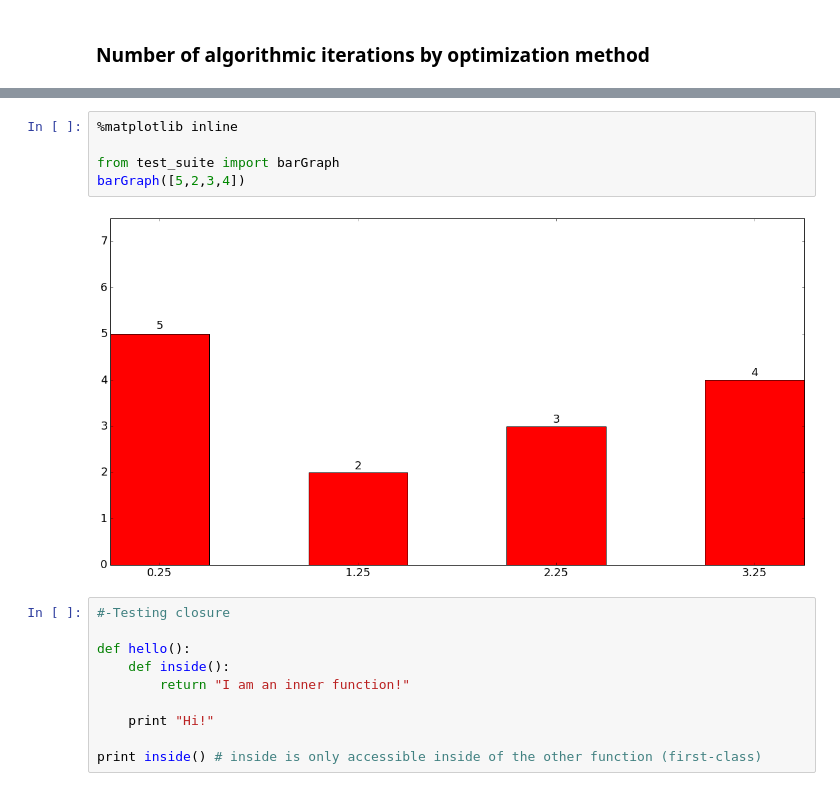
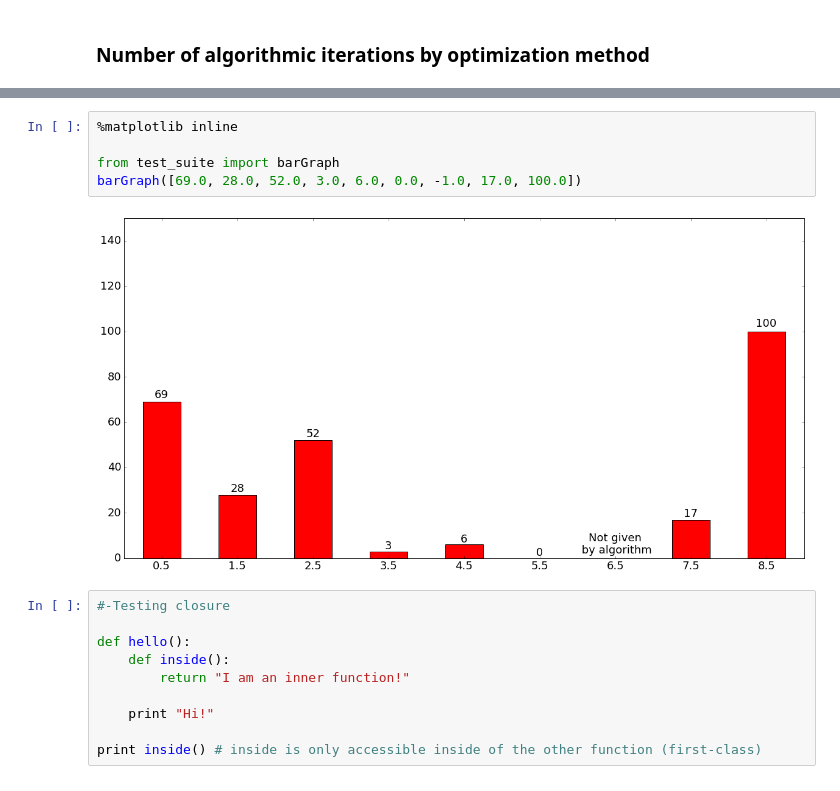
Before and after one commit to ednusi/MatPy, a Jupyter notebook: Optimizing Using Alternate Methods.ipynb, the cells around one changed output, grey strips where cells are left out. Saved outputs shown, nothing was run; the diff lists cells and outputs as text.

```diff
--- a/Optimizing Using Alternate Methods.ipynb
+++ b/Optimizing Using Alternate Methods.ipynb
@@ -479,10 +480,10 @@ plt.show()
 # %%
 %matplotlib inline
 
 from test_suite import barGraph
-barGraph([5,2,3,4])
+barGraph([69.0, 28.0, 52.0, 3.0, 6.0, 0.0, -1.0, 17.0, 100.0])
 # %% [output]
-[figure, old version]
+[figure, new version]
 # %%
 #-Testing closure
 
```
Also changed, not shown: parts of 7 cells of this notebook, 10 other files.
